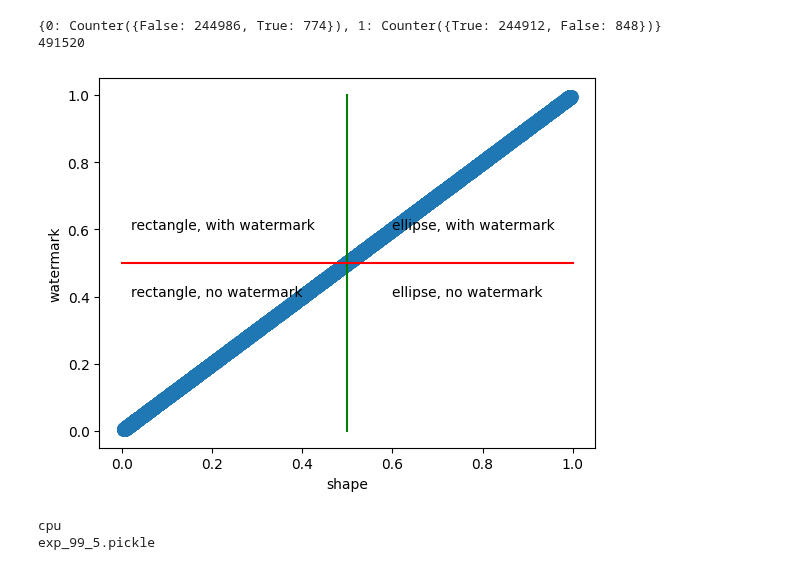
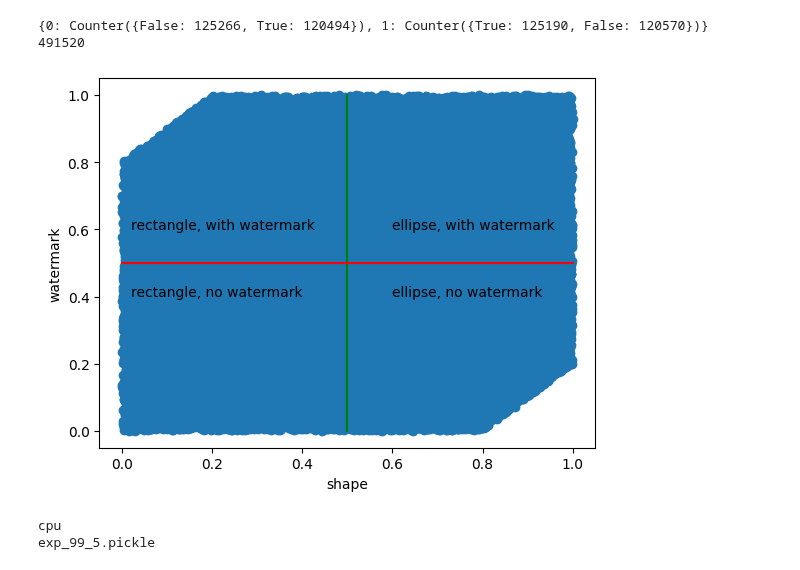
Before and after one commit to lillijo/xai-evaluation-master-thesis, a Jupyter notebook: formalize-experiment/experiment.ipynb, the cells around one changed output. Drawn from its saved outputs; the diff is of its cells as text; code cells hidden in the pictures.

```diff
--- a/formalize-experiment/experiment.ipynb
+++ b/formalize-experiment/experiment.ipynb
@@ -25,18 +25,18 @@ from crp_hierarchies import sample_from_categories, average_hierarchies
 %autoreload 2
 # %%
 BATCH_SIZE = 128
-BIAS = 0.99
+BIAS = 0.2
 STRENGTH = 0.5
 NAME = "exp"
 ITEMS_PER_CLASS = 245760
 
 train_ds, train_loader, test_ds, test_loader = get_dataset(BIAS, STRENGTH)
 
 print(len(train_ds))
 # %% [output]
-{0: Counter({False: 244986, True: 774}), 1: Counter({True: 244912, False: 848})}
+{0: Counter({False: 125266, True: 120494}), 1: Counter({True: 125190, False: 120570})}
 491520
-[figure, old version]
+[figure, new version]
 # %%
 model = train_network(train_loader, BIAS, STRENGTH, NAME, BATCH_SIZE, load=True, retrain=False)
 # %% [output]
```
Also changed, not shown: 6 other files.
